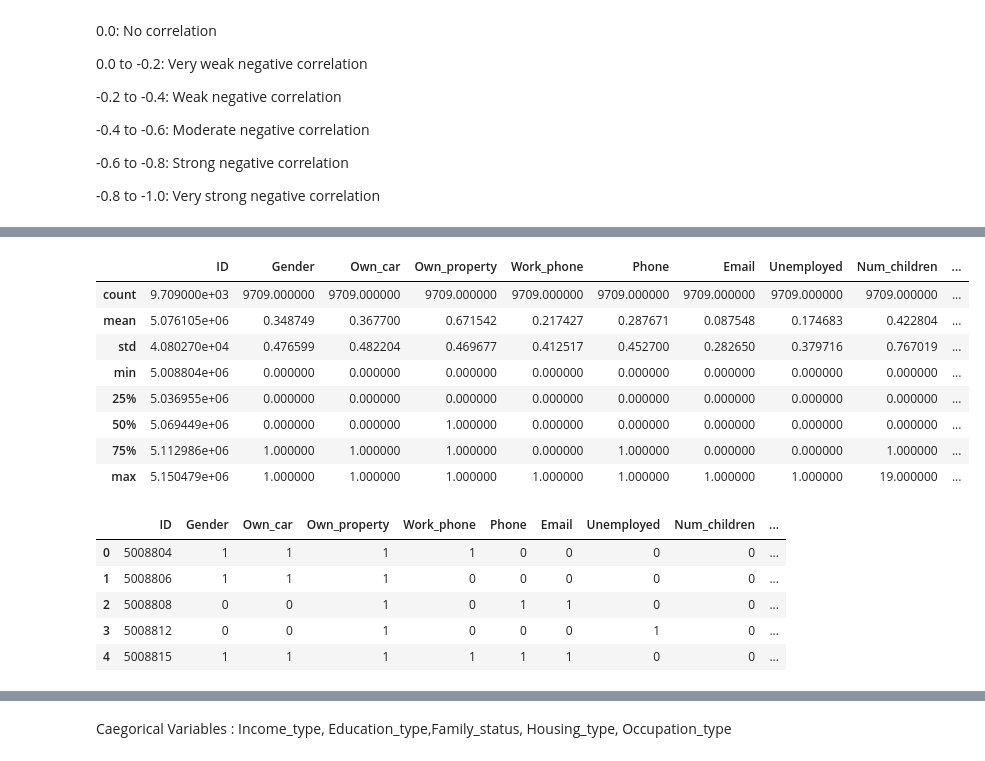
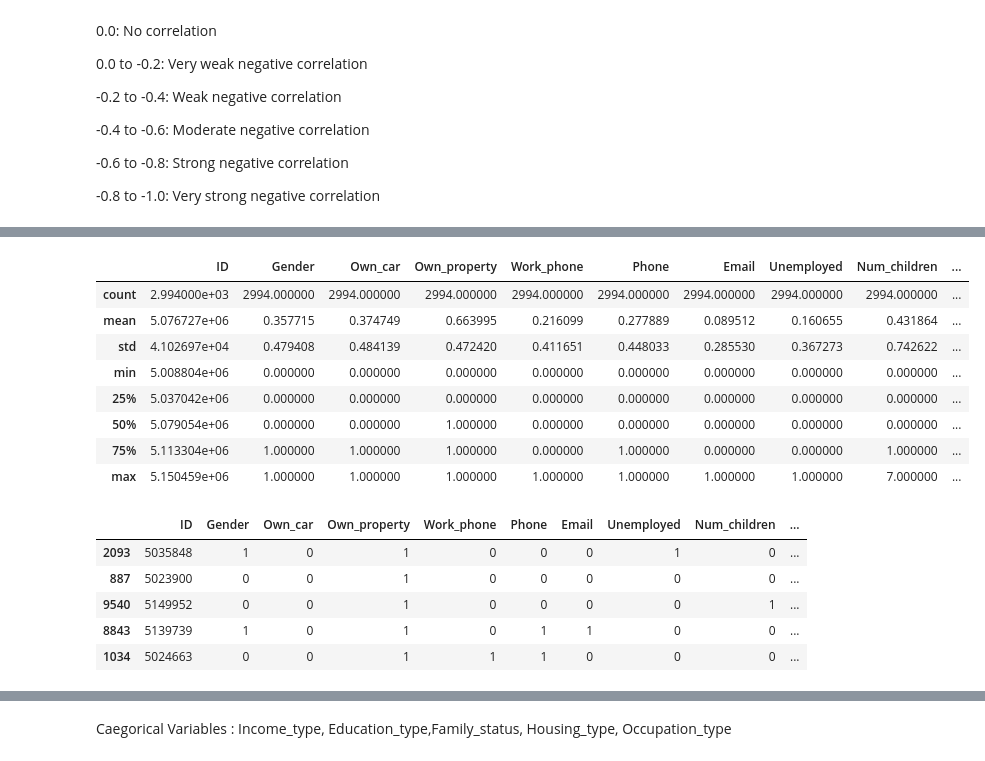
Before and after one commit to aka-Cairo/Project_2, a Jupyter notebook: CC_Rajeev.ipynb, the cells around one changed output, grey strips where cells are left out. Cells and saved outputs as stored; diff of their text form; code cells hidden in the pictures.

```diff
--- a/CC_Rajeev.ipynb
+++ b/CC_Rajeev.ipynb
@@ -13,7 +13,7 @@ from sklearn.ensemble import AdaBoostClassifier
 from sklearn.metrics import confusion_matrix, classification_report, balanced_accuracy_score, roc_auc_score
 # %%
 import numpy as np
-df = pd.read_csv("dataset.csv")
+df222 = pd.read_csv("dataset.csv")
 df.head()
 # %% [output]
 |  | ID | Gender | Own_car | Own_property | Work_phone | Phone | Email | Unemployed | Num_children | ... |
@@ -24,0 +33,8 @@ df.head()
+# %%
+from sklearn.utils import resample
+df_mij=df[df['Target']==0]
+df_min=df[df['Target']==1]
+
+resampled_data = resample(df_mij, n_samples=int(1.5*len(df_min)), random_state=200)
+
+print(type(resampled_data))
@@ -24,0 +43,4 @@ df.head()
+# %%
+print(type(resampled_data))
+df2=pd.concat([resampled_data,df_min])
+df2.head()
@@ -69,7 +106,7 @@ Target             9709
 dtype: int64
 # %%
 #drop duplicates
-df.drop_duplicates(inplace=True)
+df2.drop_duplicates(inplace=True)
 #check row count after dropping duplicates
-df.count()
+df2.count()
 # %% [output]
@@ -345,17 +315,17 @@ Time to run AutoViz = 2 seconds
 | 9708 | 1 | 0 | 0 | 1 | 25.155890 | 112500.0 | 1 |
 9709 rows × 7 columns
 # %%
-df.describe()
+df2.describe()
 # %% [output]
 |  | ID | Gender | Own_car | Own_property | Work_phone | Phone | Email | Unemployed | Num_children | ... |
-| count | 9.709000e+03 | 9709.000000 | 9709.000000 | 9709.000000 | 9709.000000 | 9709.000000 | 9709.000000 | 9709.000000 | 9709.000000 | ... |
-| mean | 5.076105e+06 | 0.348749 | 0.367700 | 0.671542 | 0.217427 | 0.287671 | 0.087548 | 0.174683 | 0.422804 | ... |
-| std | 4.080270e+04 | 0.476599 | 0.482204 | 0.469677 | 0.412517 | 0.452700 | 0.282650 | 0.379716 | 0.767019 | ... |
+| count | 2.994000e+03 | 2994.000000 | 2994.000000 | 2994.000000 | 2994.000000 | 2994.000000 | 2994.000000 | 2994.000000 | 2994.000000 | ... |
+| mean | 5.076727e+06 | 0.357715 | 0.374749 | 0.663995 | 0.216099 | 0.277889 | 0.089512 | 0.160655 | 0.431864 | ... |
+| std | 4.102697e+04 | 0.479408 | 0.484139 | 0.472420 | 0.411651 | 0.448033 | 0.285530 | 0.367273 | 0.742622 | ... |
 | min | 5.008804e+06 | 0.000000 | 0.000000 | 0.000000 | 0.000000 | 0.000000 | 0.000000 | 0.000000 | 0.000000 | ... |
-| 25% | 5.036955e+06 | 0.000000 | 0.000000 | 0.000000 | 0.000000 | 0.000000 | 0.000000 | 0.000000 | 0.000000 | ... |
-| 50% | 5.069449e+06 | 0.000000 | 0.000000 | 1.000000 | 0.000000 | 0.000000 | 0.000000 | 0.000000 | 0.000000 | ... |
-| 75% | 5.112986e+06 | 1.000000 | 1.000000 | 1.000000 | 0.000000 | 1.000000 | 0.000000 | 0.000000 | 1.000000 | ... |
-| max | 5.150479e+06 | 1.000000 | 1.000000 | 1.000000 | 1.000000 | 1.000000 | 1.000000 | 1.000000 | 19.000000 | ... |
+| 25% | 5.037042e+06 | 0.000000 | 0.000000 | 0.000000 | 0.000000 | 0.000000 | 0.000000 | 0.000000 | 0.000000 | ... |
+| 50% | 5.079054e+06 | 0.000000 | 0.000000 | 1.000000 | 0.000000 | 0.000000 | 0.000000 | 0.000000 | 0.000000 | ... |
+| 75% | 5.113304e+06 | 1.000000 | 1.000000 | 1.000000 | 0.000000 | 1.000000 | 0.000000 | 0.000000 | 1.000000 | ... |
+| max | 5.150459e+06 | 1.000000 | 1.000000 | 1.000000 | 1.000000 | 1.000000 | 1.000000 | 1.000000 | 7.000000 | ... |
 # %%
 columns_to_encode = ["Income_type",
                      "Education_type",
@@ -370,7 +340,7 @@ from sklearn.preprocessing import LabelEncoder
 le = LabelEncoder()
 
 # Copy df data
-df_data_label_encoded = df.copy()
+df_data_label_encoded = df2.copy()
 
 # Fit and transform the label encoder for each column
 for column in columns_to_encode:
@@ -379,11 +349,11 @@ for column in columns_to_encode:
 df_data_label_encoded.head()
 # %% [output]
 |  | ID | Gender | Own_car | Own_property | Work_phone | Phone | Email | Unemployed | Num_children | ... |
-| 0 | 5008804 | 1 | 1 | 1 | 1 | 0 | 0 | 0 | 0 | ... |
-| 1 | 5008806 | 1 | 1 | 1 | 0 | 0 | 0 | 0 | 0 | ... |
-| 2 | 5008808 | 0 | 0 | 1 | 0 | 1 | 1 | 0 | 0 | ... |
-| 3 | 5008812 | 0 | 0 | 1 | 0 | 0 | 0 | 1 | 0 | ... |
-| 4 | 5008815 | 1 | 1 | 1 | 1 | 1 | 1 | 0 | 0 | ... |
+| 2093 | 5035848 | 1 | 0 | 1 | 0 | 0 | 0 | 1 | 0 | ... |
+| 887 | 5023900 | 0 | 0 | 1 | 0 | 0 | 0 | 0 | 0 | ... |
+| 9540 | 5149952 | 0 | 0 | 1 | 0 | 0 | 0 | 0 | 1 | ... |
+| 8843 | 5139739 | 1 | 0 | 1 | 0 | 1 | 1 | 0 | 0 | ... |
+| 1034 | 5024663 | 0 | 0 | 1 | 1 | 1 | 0 | 0 | 0 | ... |
 # %%
 df_data_label_encoded.info()
 # %% [output]
```
Also changed, not shown: parts of 58 cells of this notebook.
